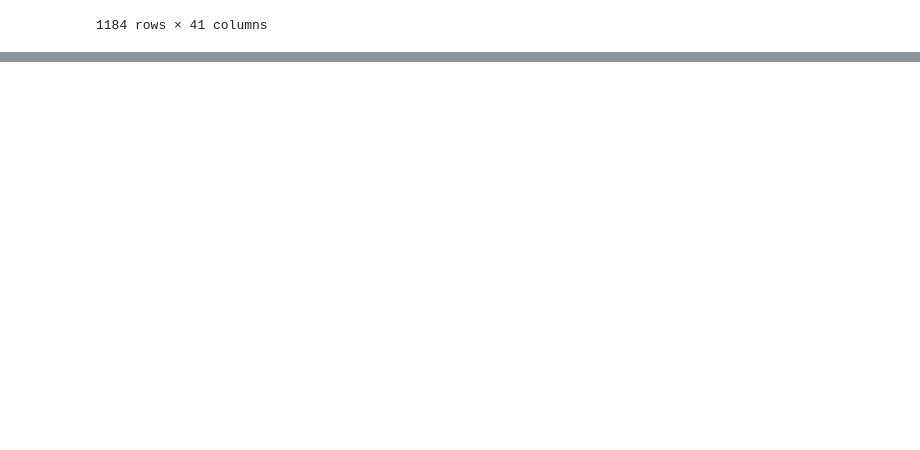
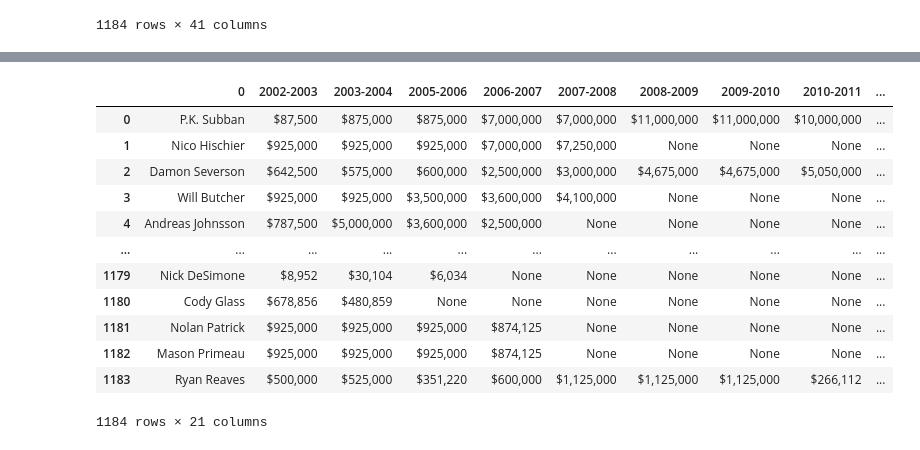
Before and after one commit to kyledufrane/NHL-Salary-Predictions, a Jupyter notebook: nhl_data/sports_data_io.ipynb, the cells around one changed output, grey strips where cells are left out. Drawn from its saved outputs; the diff is of its cells as text; code cells hidden in the pictures; blank space fills up the shorter version.

```diff
--- a/nhl_data/sports_data_io.ipynb
+++ b/nhl_data/sports_data_io.ipynb
@@ -434,8 +448,22 @@ filtered_salaries_df
 # %%
 for year in range(10,110,5):
     for value in filtered_salaries_df[year]:
-        for column in final_salaries_df.columsn:
-            if column ==
-        final_salaries_df[value] = filtered_salaries_df[year+4]
+        for column in final_salaries_df.columns:
+            if column == value:
+                final_salaries_df[value] = filtered_salaries_df[year+4]
 
 final_salaries_df
+# %% [output]
+|  | 0 | 2002-2003 | 2003-2004 | 2005-2006 | 2006-2007 | 2007-2008 | 2008-2009 | 2009-2010 | 2010-2011 | ... |
+| 0 | P.K. Subban | $87,500 | $875,000 | $875,000 | $7,000,000 | $7,000,000 | $11,000,000 | $11,000,000 | $10,000,000 | ... |
+| 1 | Nico Hischier | $925,000 | $925,000 | $925,000 | $7,000,000 | $7,250,000 | None | None | None | ... |
+| 2 | Damon Severson | $642,500 | $575,000 | $600,000 | $2,500,000 | $3,000,000 | $4,675,000 | $4,675,000 | $5,050,000 | ... |
+| 3 | Will Butcher | $925,000 | $925,000 | $3,500,000 | $3,600,000 | $4,100,000 | None | None | None | ... |
+| 4 | Andreas Johnsson | $787,500 | $5,000,000 | $3,600,000 | $2,500,000 | None | None | None | None | ... |
+| ... | ... | ... | ... | ... | ... | ... | ... | ... | ... | ... |
+| 1179 | Nick DeSimone | $8,952 | $30,104 | $6,034 | None | None | None | None | None | ... |
+| 1180 | Cody Glass | $678,856 | $480,859 | None | None | None | None | None | None | ... |
+| 1181 | Nolan Patrick | $925,000 | $925,000 | $925,000 | $874,125 | None | None | None | None | ... |
+| 1182 | Mason Primeau | $925,000 | $925,000 | $925,000 | $874,125 | None | None | None | None | ... |
+| 1183 | Ryan Reaves | $500,000 | $525,000 | $351,220 | $600,000 | $1,125,000 | $1,125,000 | $1,125,000 | $266,112 | ... |
+1184 rows × 21 columns
```
Also changed, not shown: parts of 2 cells of this notebook.
